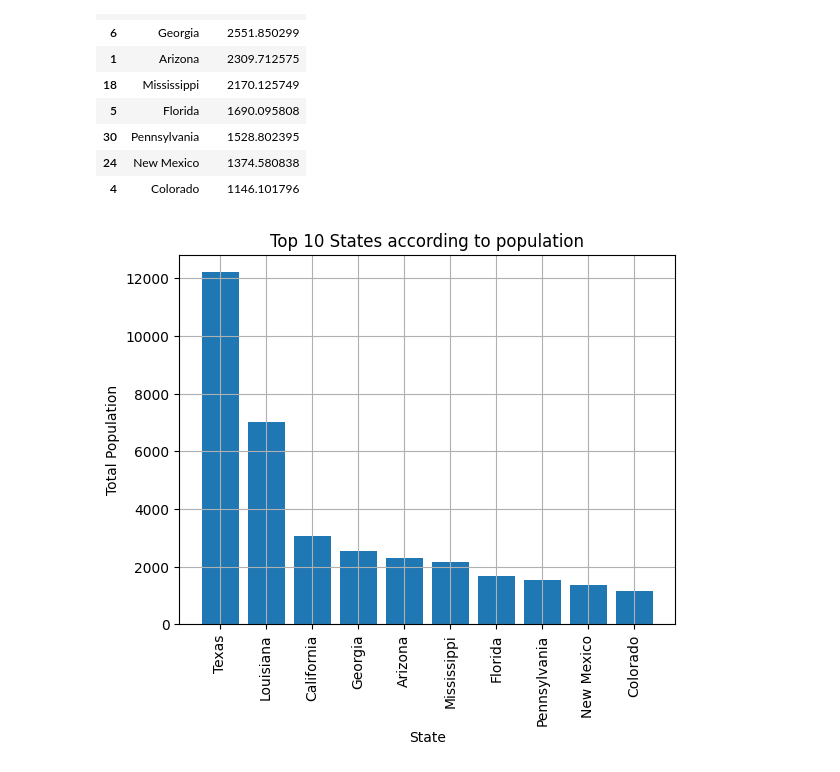
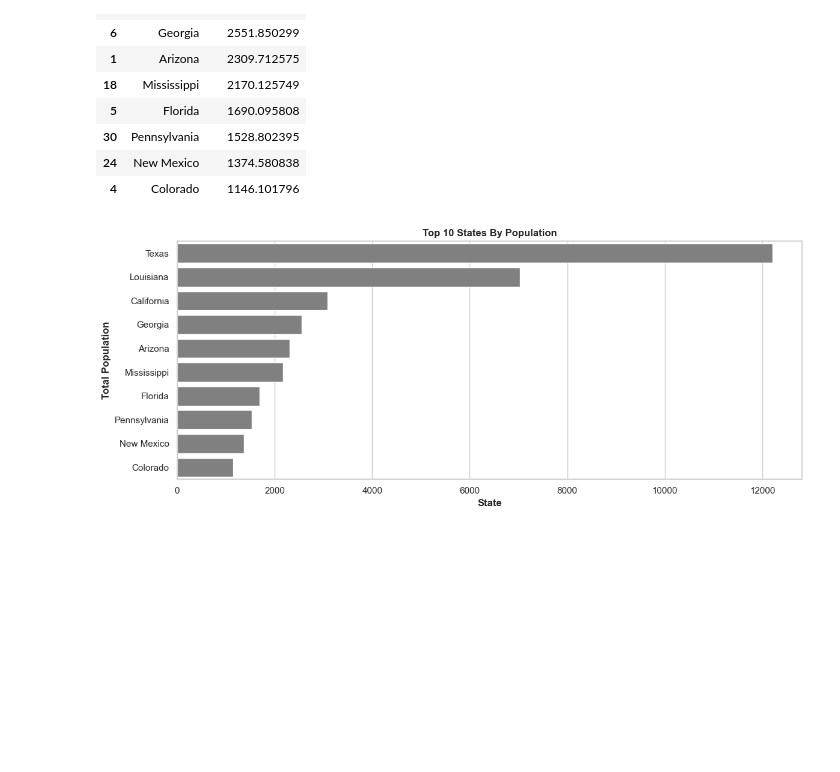
Before and after one commit to Rashmi2733/data-screening-exercise, a Jupyter notebook: exercise-code-notebook.ipynb, the cells around one changed output. Drawn from its saved outputs; the diff is of its cells as text; code cells hidden in the pictures; blank space fills up the shorter version.

```diff
--- a/exercise-code-notebook.ipynb
+++ b/exercise-code-notebook.ipynb
@@ -286,0 +277,12 @@ plt.show()
+# %%
+# #Plotting top 10 Facilities based on population
+sns.set_theme(style="whitegrid")
+plt.figure(figsize=(12, 5))
+
+ax = sns.barplot(data=df_10, y="Name", x="Total Population", orient="h", color ='orange')
+ax.set_ylabel("Detention Facility", fontweight="bold")
+ax.set_xlabel("Total Population", fontweight="bold")
+ax.set_title("Top 10 Detention Facilities by Population", fontweight="bold")
+ax.tick_params(axis="y", labelsize=10)
+plt.tight_layout()
+plt.show()
@@ -301,13 +305,14 @@ top_10_states
 | 24 | New Mexico | 1374.580838 |
 | 4 | Colorado | 1146.101796 |
 # %%
-#Plotting top 10 States based on population
-plt.bar(top_10_states['StateName'], top_10_states['Total Population'])
-plt.xlabel("State")
-plt.ylabel("Total Population")
-plt.title(f"Top 10 States according to population")
-plt.xticks(rotation=90)
-plt.grid()
+# #Plotting top 10 States based on population
+plt.figure(figsize=(12, 5))
+
+ax = sns.barplot(data=top_10_states, y="StateName", x="Total Population", color ='grey')
+ax.set_ylabel("Total Population", fontweight="bold")
+ax.set_xlabel("State", fontweight="bold")
+ax.set_title("Top 10 States By Population", fontweight="bold")
+plt.tight_layout()
 plt.show()
 # %% [output]
-[figure, old version]
+[figure, new version]
```
Also changed, not shown: parts of 6 cells of this notebook, 5 other files.
